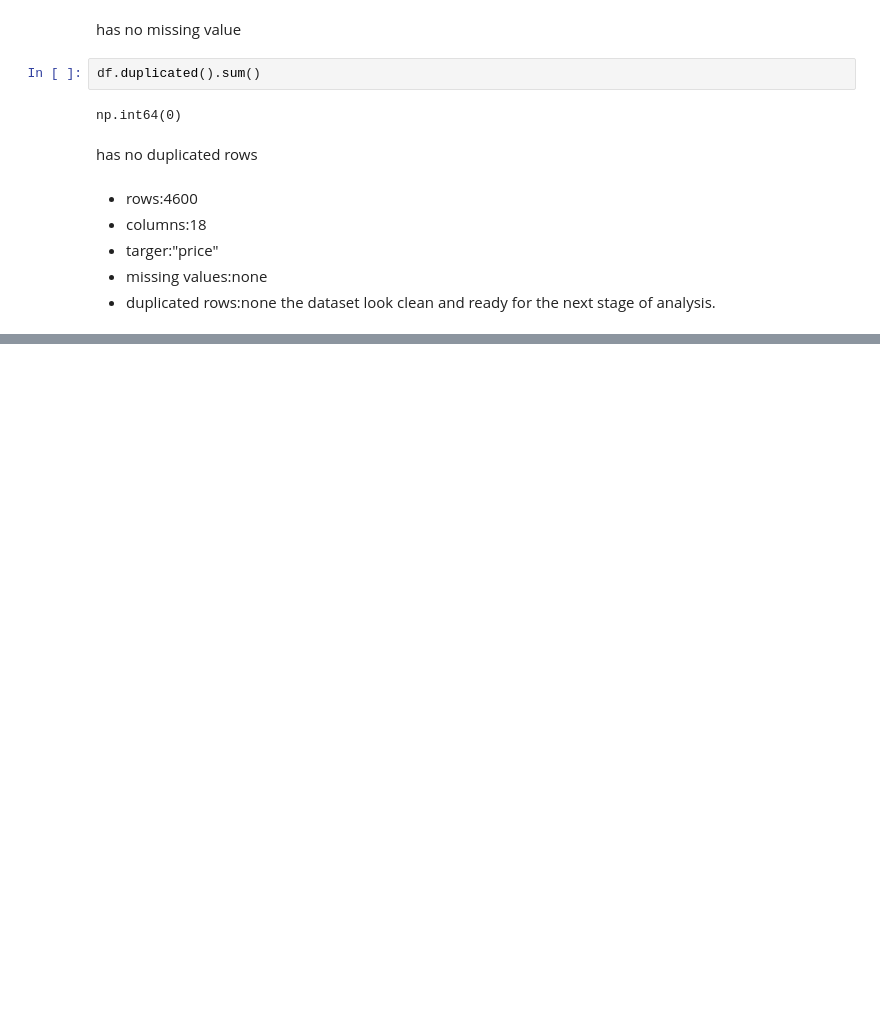
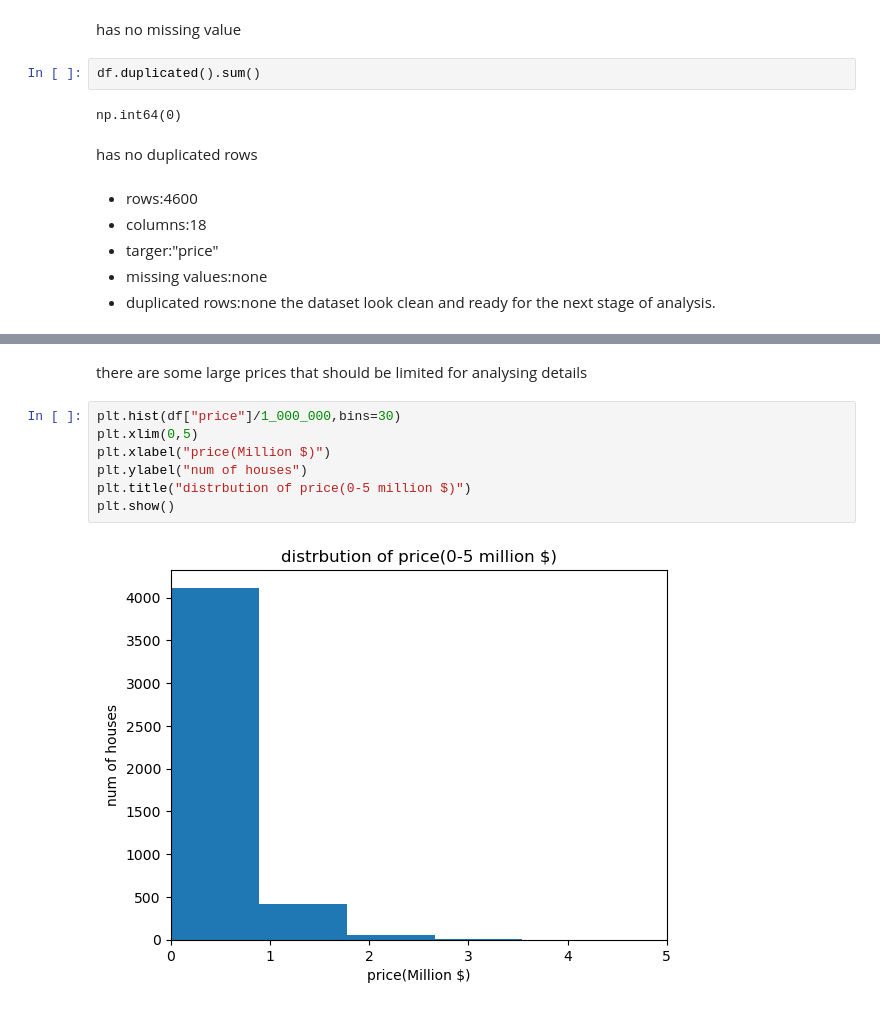
Before and after one commit to shukriaarifi/house_price_prediction, a Jupyter notebook: notebooks/house_price_prediction.ipynb, the cells around one changed output, grey strips where cells are left out. Drawn from its saved outputs; the diff is of its cells as text; blank space fills up the shorter version.

```diff
--- a/notebooks/house_price_prediction.ipynb
+++ b/notebooks/house_price_prediction.ipynb
@@ -84,0 +105,11 @@ the dataset look clean and ready for the next stage of analysis.
+# %% [markdown]
+there are some large prices that should be limited for analysing details
+# %%
+plt.hist(df["price"]/1_000_000,bins=30)
+plt.xlim(0,5)
+plt.xlabel("price(Million $)")
+plt.ylabel("num of houses")
+plt.title("distrbution of price(0-5 million $)")
+plt.show()
+# %% [output]
+[figure, added]
```
Also changed, not shown: parts of 9 cells of this notebook.
